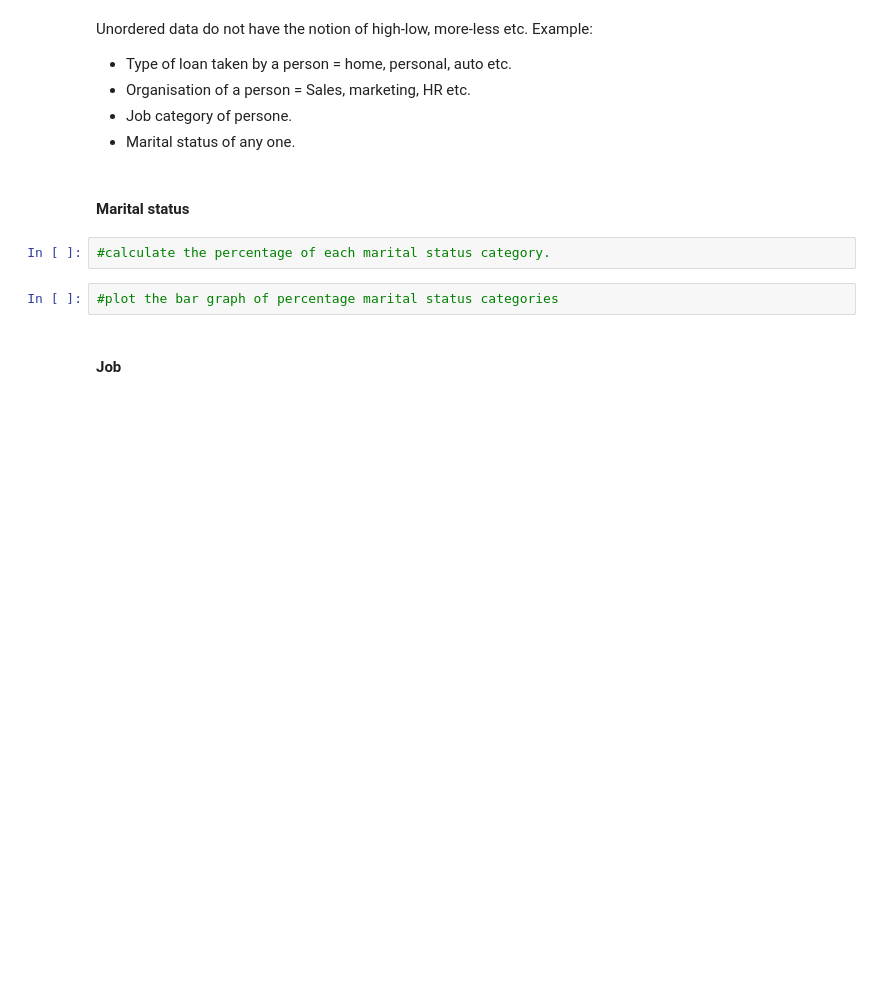
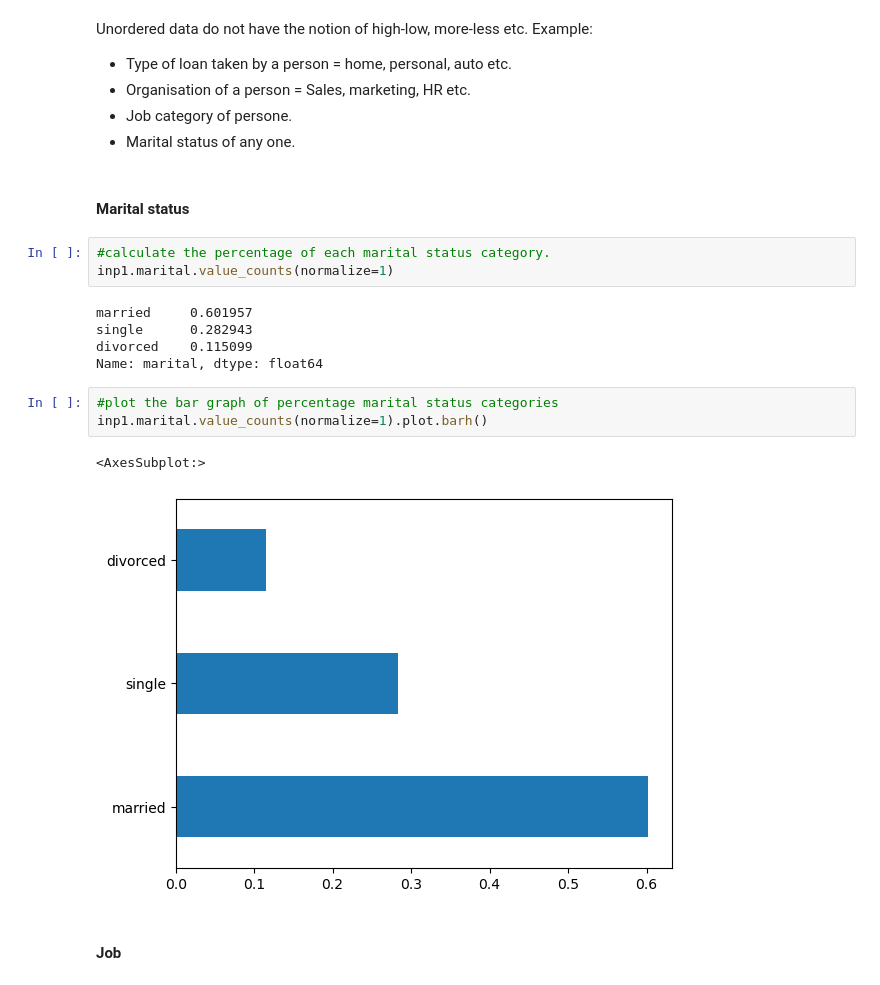
Before and after one commit to Ashik-Mohammed-S/EDA, a Jupyter notebook: Bank+Marketing+Campaign_EDA-blank+notebook.ipynb, the cells around one changed output. Cells and saved outputs as stored; diff of their text form; blank space fills up the shorter version.

```diff
--- a/Bank+Marketing+Campaign_EDA-blank+notebook.ipynb
+++ b/Bank+Marketing+Campaign_EDA-blank+notebook.ipynb
@@ -510,8 +510,18 @@ Unordered data do not have the notion of high-low, more-less etc. Example:
 #### Marital status
 # %%
 #calculate the percentage of each marital status category.
+inp1.marital.value_counts(normalize=1)
+# %% [output]
+married     0.601957
+single      0.282943
+divorced    0.115099
+Name: marital, dtype: float64
 # %%
 #plot the bar graph of percentage marital status categories
+inp1.marital.value_counts(normalize=1).plot.barh()
+# %% [output]
+<AxesSubplot:>
+[figure, added]
 # %% [markdown]
 #### Job
 # %%
```
Also changed, not shown: parts of 2 cells of this notebook.
